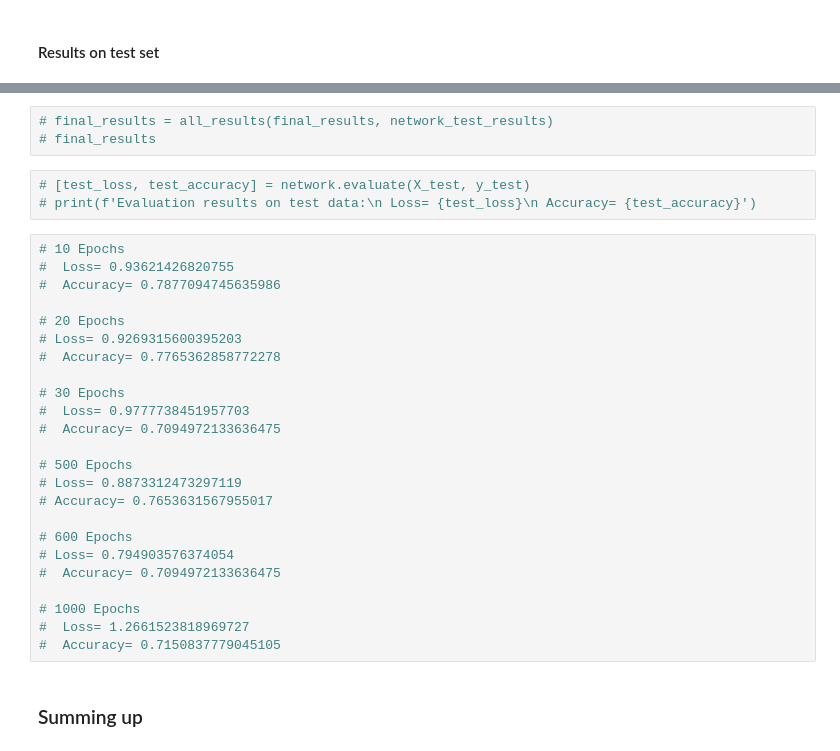
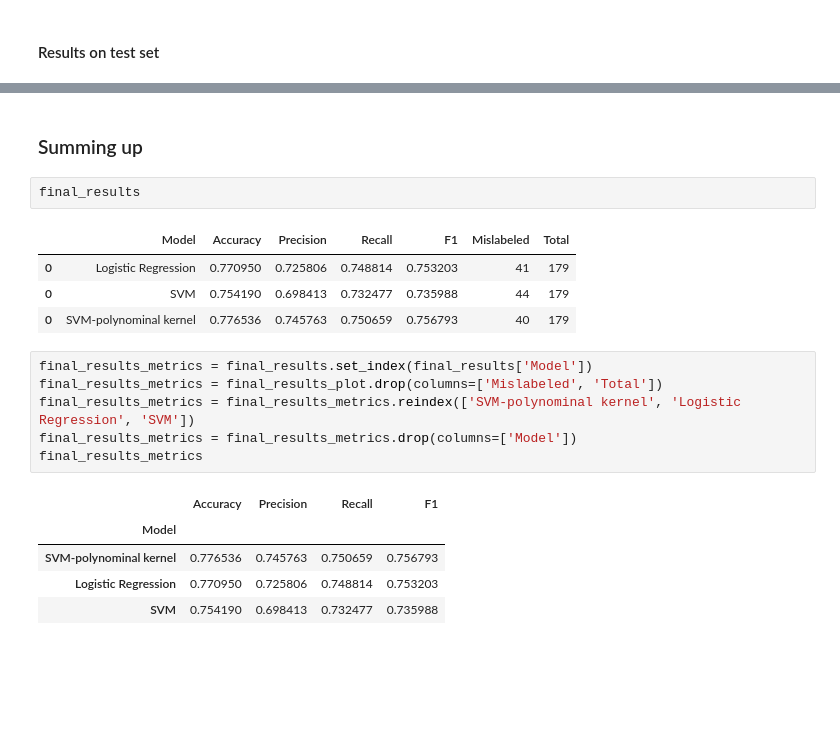
Before and after one commit to dan-ski/Titanic, a Jupyter notebook: Titanic.ipynb, the cells around one changed output, grey strips where cells are left out. Cells and saved outputs as stored; diff of their text form; blank space fills up the shorter version.

```diff
--- a/Titanic.ipynb
+++ b/Titanic.ipynb
@@ -967,32 +1017,21 @@ ValueError: Can only compare identically-labeled Series objects
-# %%
-# final_results = all_results(final_results, network_test_results)
-# final_results
-# %%
-# [test_loss, test_accuracy] = network.evaluate(X_test, y_test)
-# print(f'Evaluation results on test data:\n Loss= {test_loss}\n Accuracy= {test_accuracy}')
-# %%
-# 10 Epochs
-#  Loss= 0.93621426820755
-#  Accuracy= 0.7877094745635986
-
-# 20 Epochs
-# Loss= 0.9269315600395203
-#  Accuracy= 0.7765362858772278
-
-# 30 Epochs
-#  Loss= 0.9777738451957703
-#  Accuracy= 0.7094972133636475
-
-# 500 Epochs
-# Loss= 0.8873312473297119
-# Accuracy= 0.7653631567955017
-
-# 600 Epochs
-# Loss= 0.794903576374054
-#  Accuracy= 0.7094972133636475
-
-# 1000 Epochs
-#  Loss= 1.2661523818969727
-#  Accuracy= 0.7150837779045105
 # %% [markdown]
 ### Summing up
+# %%
+final_results
+# %% [output]
+|  | Model | Accuracy | Precision | Recall | F1 | Mislabeled | Total |
+| 0 | Logistic Regression | 0.770950 | 0.725806 | 0.748814 | 0.753203 | 41 | 179 |
+| 0 | SVM | 0.754190 | 0.698413 | 0.732477 | 0.735988 | 44 | 179 |
+| 0 | SVM-polynominal kernel | 0.776536 | 0.745763 | 0.750659 | 0.756793 | 40 | 179 |
+# %%
+final_results_metrics = final_results.set_index(final_results['Model'])
+final_results_metrics = final_results_plot.drop(columns=['Mislabeled', 'Total'])
+final_results_metrics = final_results_metrics.reindex(['SVM-polynominal kernel', 'Logistic Regression', 'SVM'])
+final_results_metrics = final_results_metrics.drop(columns=['Model'])
+final_results_metrics
+# %% [output]
+|  | Accuracy | Precision | Recall | F1 |
+| Model |  |  |  |  |
+| SVM-polynominal kernel | 0.776536 | 0.745763 | 0.750659 | 0.756793 |
+| Logistic Regression | 0.770950 | 0.725806 | 0.748814 | 0.753203 |
+| SVM | 0.754190 | 0.698413 | 0.732477 | 0.735988 |
```
Also changed, not shown: parts of 42 cells of this notebook.
